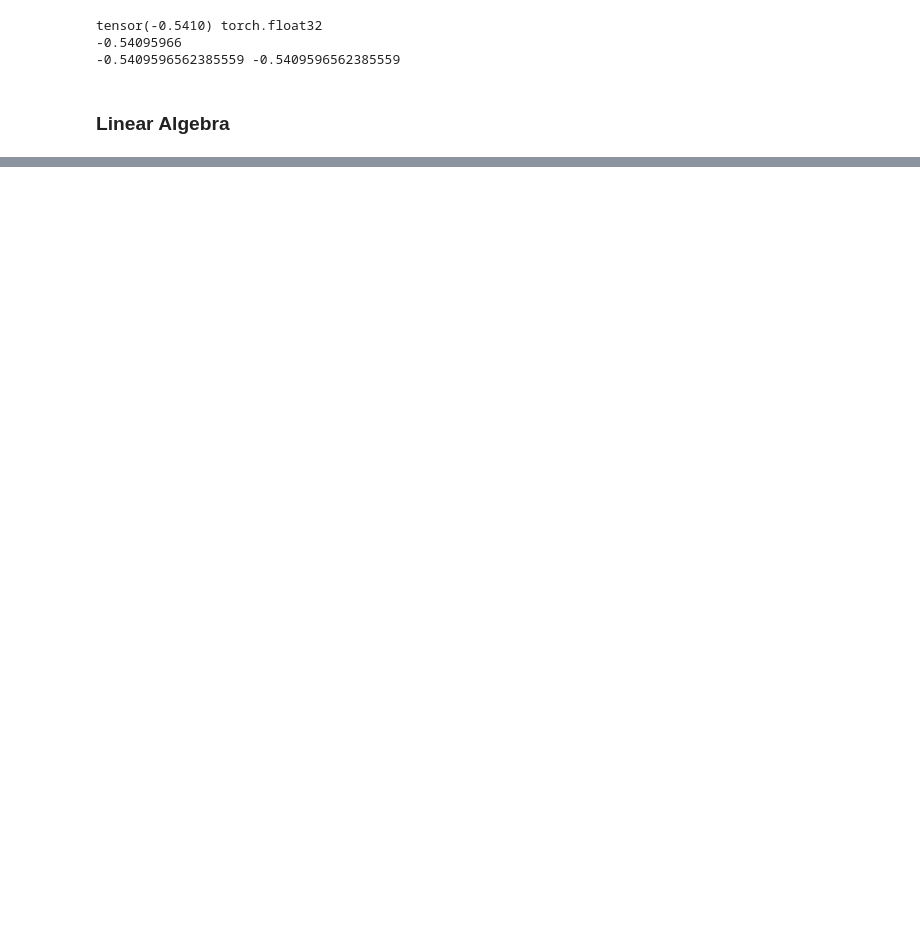
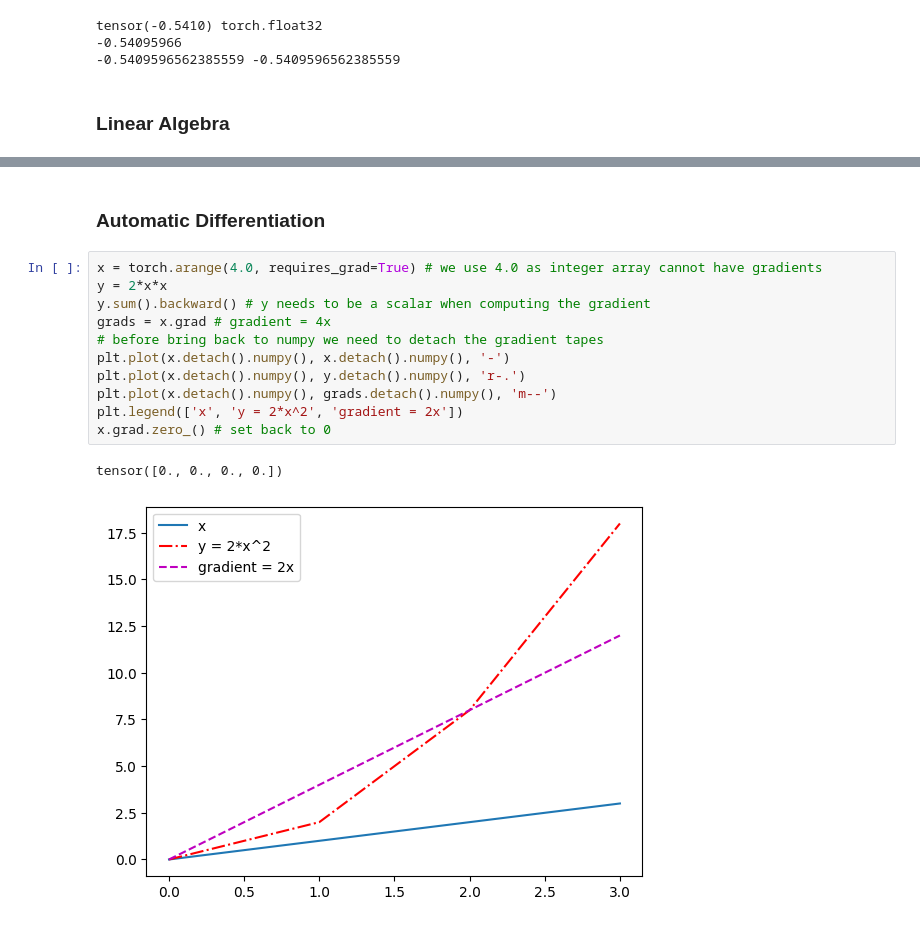
Before and after one commit to stephen-osullivan/d2lai, a Jupyter notebook: 00_basics/basics.ipynb, the cells around one changed output, grey strips where cells are left out. Cells and saved outputs as stored; diff of their text form; blank space fills up the shorter version.

```diff
--- a/00_basics/basics.ipynb
+++ b/00_basics/basics.ipynb
@@ -64,0 +81,16 @@ tensor(999.6523)
+# %% [markdown]
+### Automatic Differentiation
+# %%
+x = torch.arange(4.0, requires_grad=True) # we use 4.0 as integer array cannot have gradients
+y = 2*x*x
+y.sum().backward() # y needs to be a scalar when computing the gradient
+grads = x.grad # gradient = 4x
+# before bring back to numpy we need to detach the gradient tapes
+plt.plot(x.detach().numpy(), x.detach().numpy(), '-')
+plt.plot(x.detach().numpy(), y.detach().numpy(), 'r-.')
+plt.plot(x.detach().numpy(), grads.detach().numpy(), 'm--')
+plt.legend(['x', 'y = 2*x^2', 'gradient = 2x'])
+x.grad.zero_() # set back to 0
+# %% [output]
+tensor([0., 0., 0., 0.])
+[figure, added]
```
Also changed, not shown: parts of 7 cells of this notebook.
